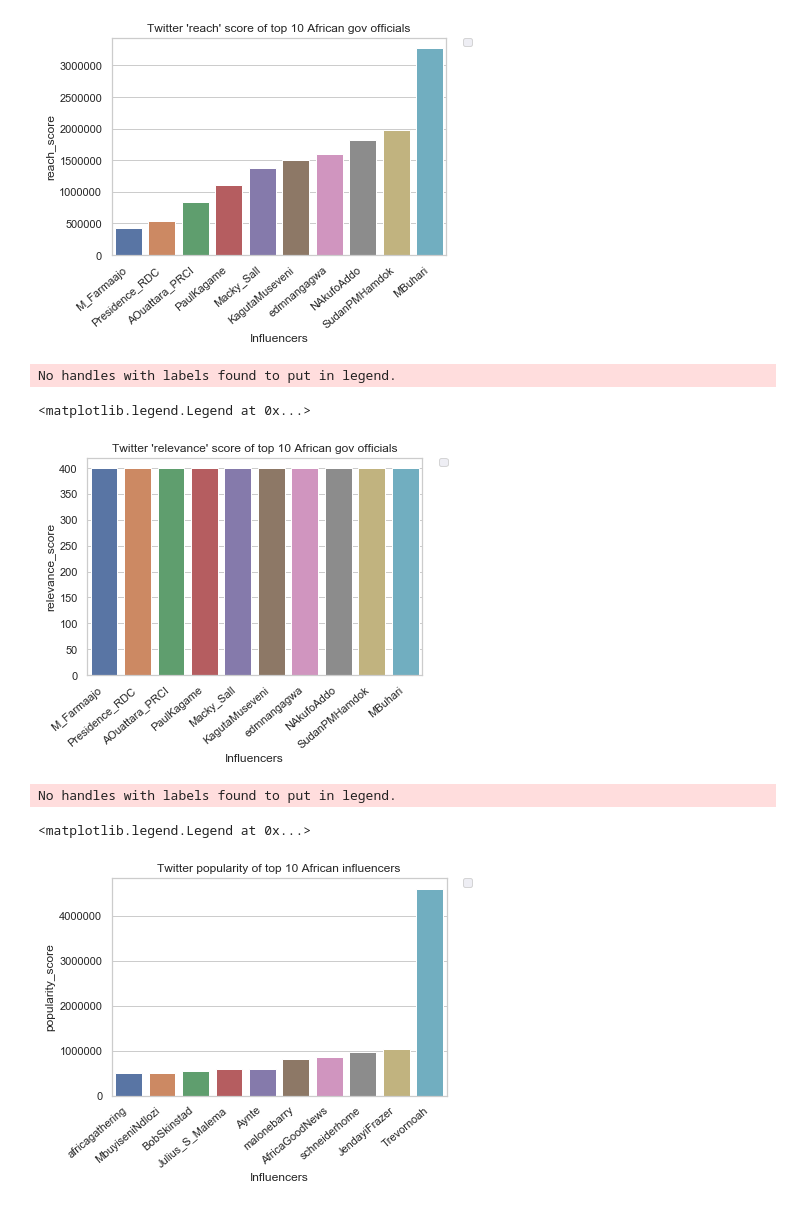
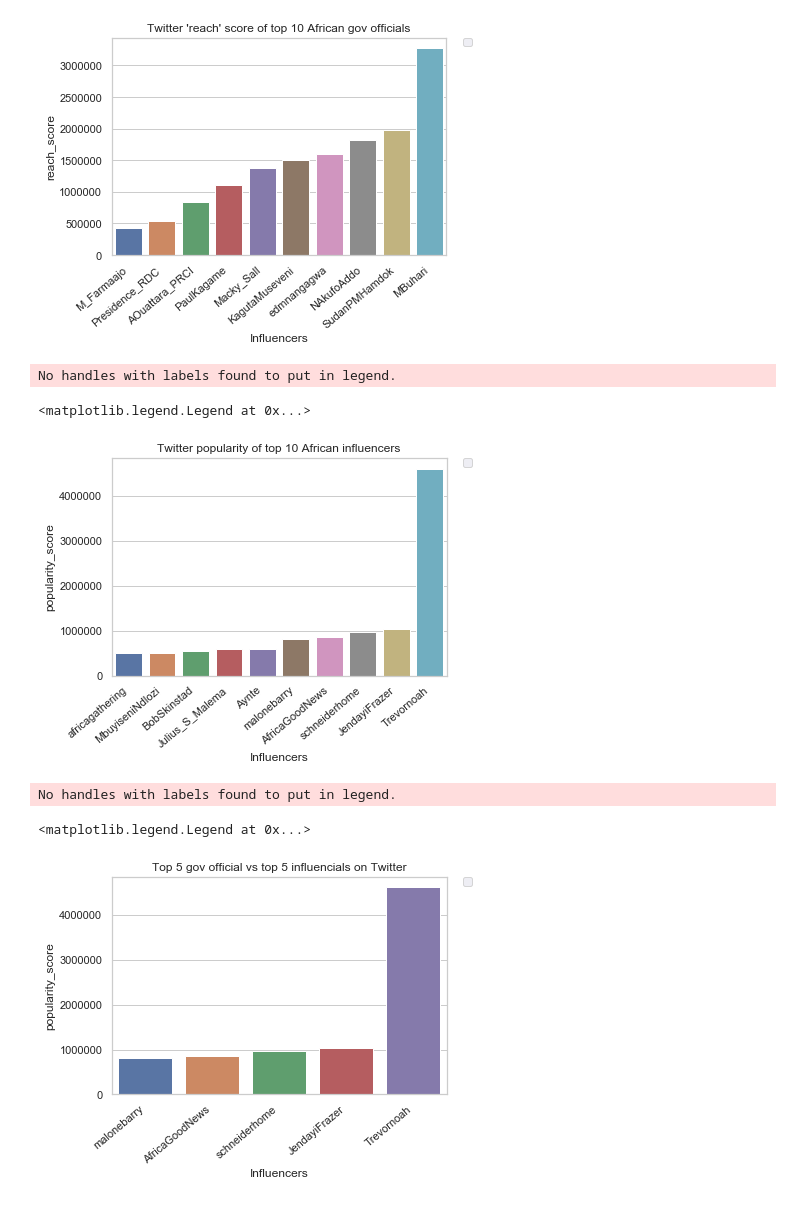
Before and after one commit to Ayebilla/DataScience_Learning, a Jupyter notebook: TenAcademy/week1/twitter_mining_challenge.ipynb, the cells around one changed output. Saved outputs shown, nothing was run; the diff lists cells and outputs as text; code cells hidden in the pictures.

```diff
--- a/TenAcademy/week1/twitter_mining_challenge.ipynb
+++ b/TenAcademy/week1/twitter_mining_challenge.ipynb
@@ -241,20 +247,30 @@ plt.legend(bbox_to_anchor=(1.05, 1), loc=2,borderaxespad=0.)
 No handles with labels found to put in legend.
 <matplotlib.legend.Legend at 0x...>
 [figure]
+# %%
+plrtsort_ = df_influ.sort_values(by=['popularity_score'])
+rchtsort_ = df_influ.sort_values(by=['reach_score'])
+rlvtsort_i = df_influ.sort_values(by=['relevance_score'])
+reach_i = rchtsort.tail(10)
+relevant_i = rlvtsort.tail(10)
+popular_i = plrtsort.tail(10)
 # %%
 with sns.axes_style("whitegrid"):
-    chart = sns.barplot(x="Influencers", y="relevance_score",  data=relevant)
+    chart = sns.barplot(x="Influencers", y="popularity_score",  data=popular_i)
     chart.set_xticklabels(rotation=40, ha="right", labels= popular['Influencers'])
-plt.title("Twitter 'relevance' score of top 10 African gov officials")
+plt.title("Twitter popularity of top 10 African influencers")
 plt.legend(bbox_to_anchor=(1.05, 1), loc=2,borderaxespad=0.)
 # %% [output]
 No handles with labels found to put in legend.
 <matplotlib.legend.Legend at 0x...>
-[figure, old version]
+[figure, new version]
-# %%
-plrtsort = df_influ.sort_values(by=['popularity_score'])
-rchtsort = df_influ.sort_values(by=['reach_score'])
-rlvtsort = df_influ.sort_values(by=['relevance_score'])
-reach = rchtsort.tail(10)
-relevant = rlvtsort.tail(10)
-popular = plrtsort.tail(10)
+# %%
+popular_i = plrtsort.tail(5)
+popular_g = popular.tail(5)
+influs = popular_i['popularity_score']
+govs = popular_g['popularity_score']
+index = ['snail', 'pig', 'elephant',
+         'rabbit', 'giraffe', 'coyote', 'horse']
+df = pd.DataFrame({'speed': speed,
+                   'lifespan': lifespan}, index=index)
+ax = df.plot.bar(rot=0)
@@ -261,10 +279,12 @@ popular = plrtsort.tail(10)
 # %%
 with sns.axes_style("whitegrid"):
-    chart = sns.barplot(x="Influencers", y="popularity_score",  data=popular)
-    chart.set_xticklabels(rotation=40, ha="right", labels= popular['Influencers'])
-plt.title("Twitter popularity of top 10 African influencers")
+    chart = sns.barplot(x="Influencers", y="popularity_score",  data=popular_i)
+    chart2 = sns.barplot(x="Influencers", y="popularity_score",  data=popular_g)
+    chart.set_xticklabels(rotation=40, ha="right", labels= popular_i['Influencers'])
+    chart.set_xticklabels(rotation=40, ha="right", labels= popular_g['Influencers'])
+plt.title("Top 5 gov official vs top 5 influencials on Twitter")
 plt.legend(bbox_to_anchor=(1.05, 1), loc=2,borderaxespad=0.)
 # %% [output]
 No handles with labels found to put in legend.
 <matplotlib.legend.Legend at 0x...>
-[figure, old version]
+[figure, new version]
```
Also changed, not shown: parts of 7 cells of this notebook, 1 other file.
